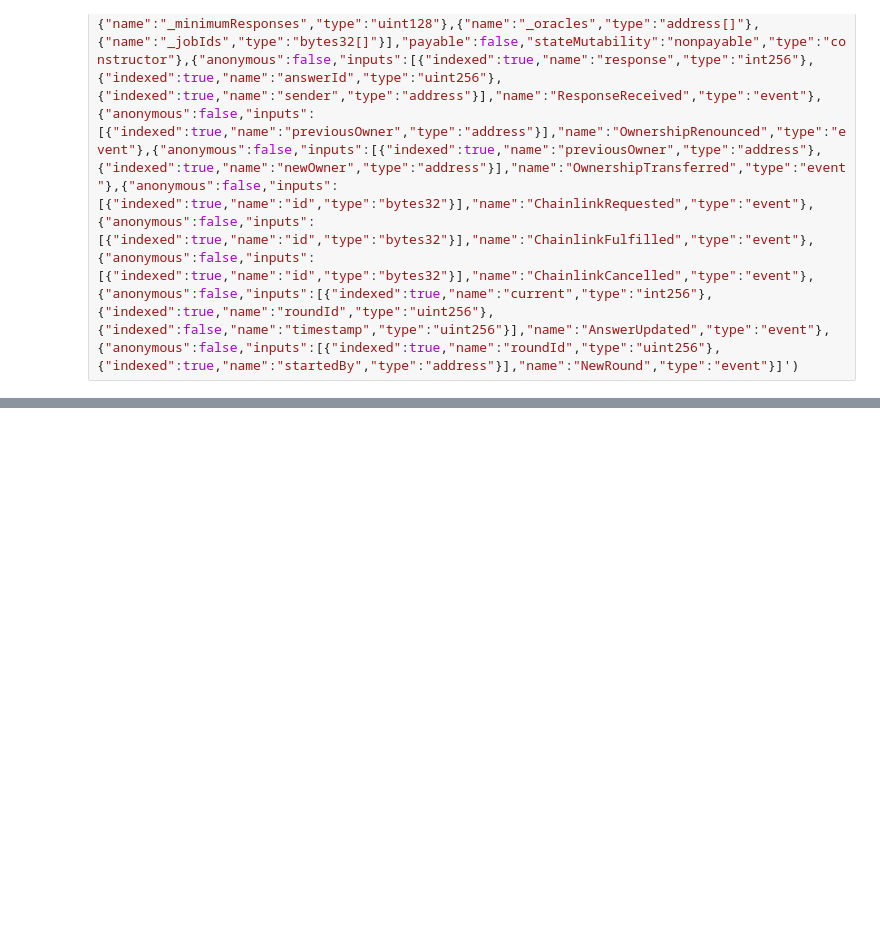
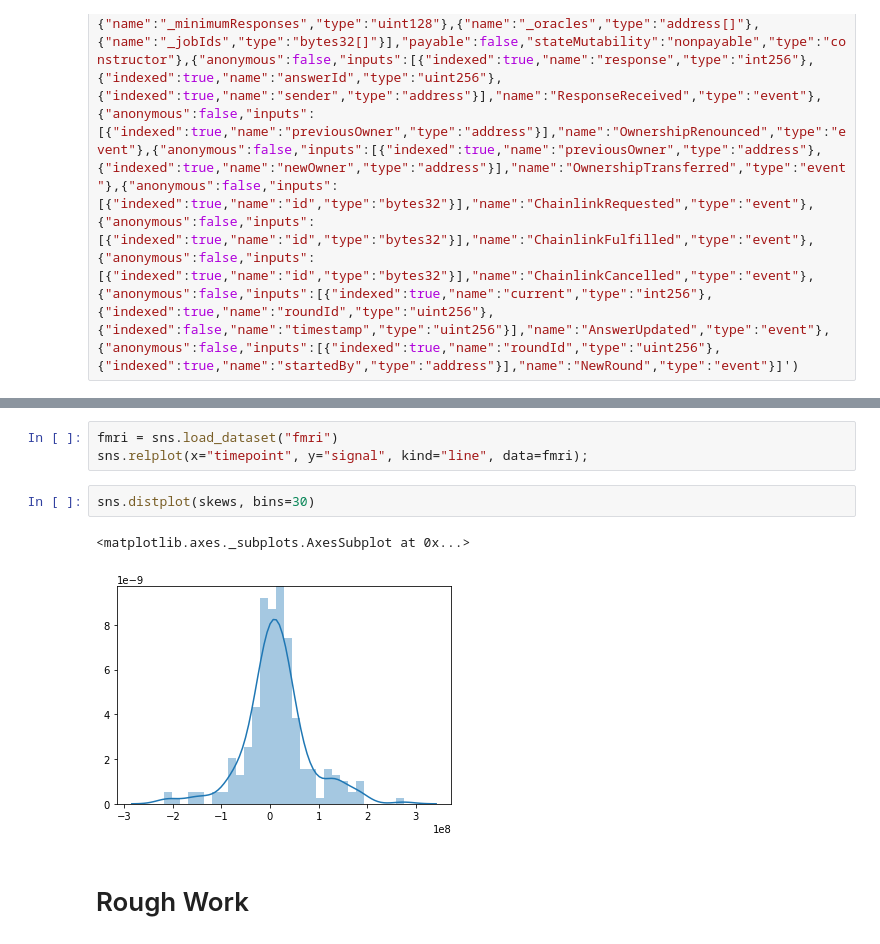
Before and after one commit to sassmilic/chainlink-price-contract-analysis, a Jupyter notebook: chainlink price feed analysis.ipynb, the cells around one changed output, grey strips where cells are left out. Saved outputs shown, nothing was run; the diff lists cells and outputs as text; blank space fills up the shorter version.

```diff
--- a/chainlink price feed analysis.ipynb
+++ b/chainlink price feed analysis.ipynb
@@ -117,0 +326,10 @@ TypeError: dirname() missing 1 required positional argument: 'p'
+# %%
+fmri = sns.load_dataset("fmri")
+sns.relplot(x="timepoint", y="signal", kind="line", data=fmri);
+# %%
+sns.distplot(skews, bins=30)
+# %% [output]
+<matplotlib.axes._subplots.AxesSubplot at 0x...>
+[figure, added]
+# %% [markdown]
+# Rough Work
```
Also changed, not shown: parts of 35 cells of this notebook.
